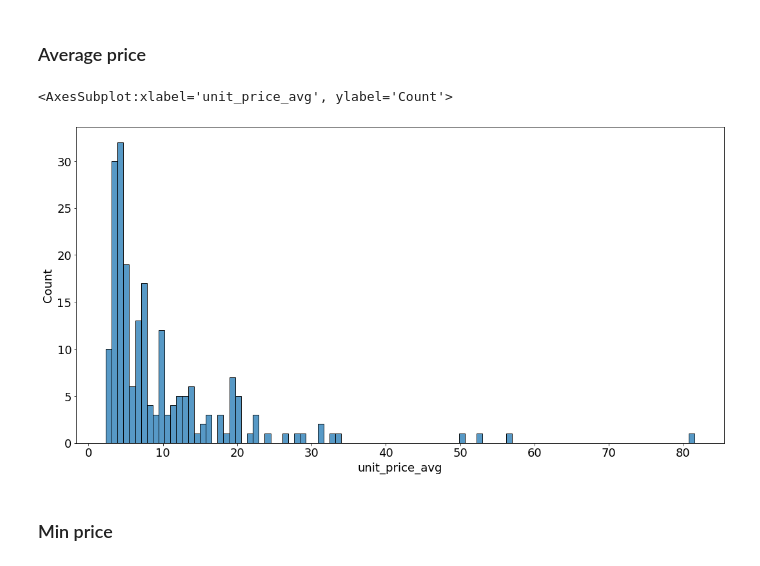
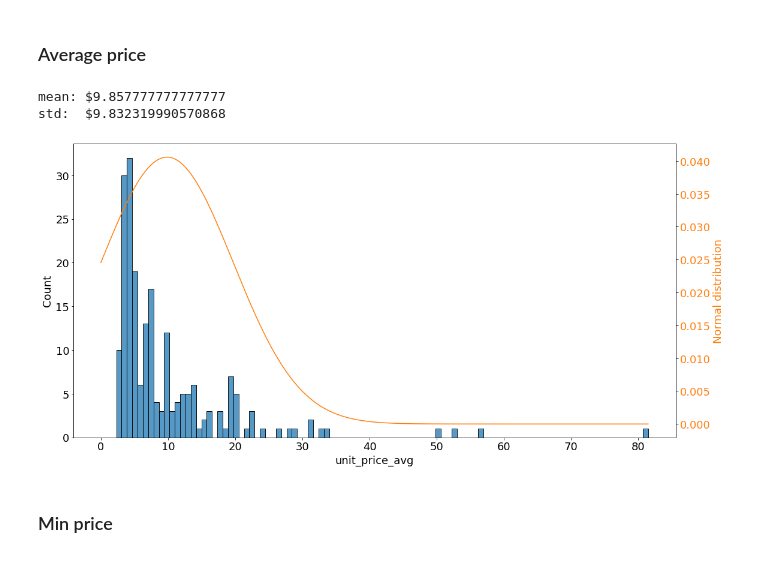
Before and after one commit to pkage/pokemon_card_data_analysis, a Jupyter notebook: Analysis.ipynb, the cells around one changed output. Cells and saved outputs as stored; diff of their text form; code cells hidden in the pictures.

Commit message:
add normal distribution

```diff
--- a/Analysis.ipynb
+++ b/Analysis.ipynb
@@ -94,12 +96,33 @@ df.describe()
 | max | 6.000000 | 0.0 | 8151.000000 | 1499.000000 | 85000.000000 |
 # %% [markdown]
 ## Price Histograms
+# %%
+def plot_column(col_original):
+    col = col_original / 100
+
+    ax1 = seaborn.histplot(col, bins=100)
+    ax2 = ax1.twinx()
+
+    # 18 inch plots
+    DPI_STEP = np.amax(col) / (18 * 300)
+
+    # attempt to draw a normal distribution (likely too small)
+    color = 'tab:orange'
+    x_axis = np.arange(0, np.amax(col), DPI_STEP)
+    ax2.plot(x_axis, norm.pdf(x_axis,col.mean(),col.std()), color=color)
+    ax2.set_ylabel('Normal distribution', color=color)
+    ax2.tick_params(axis='y', labelcolor=color)
+    print(f'mean: ${col.mean()}\nstd:  ${col.std()}')
+    plt.show()
 # %% [markdown]
 ### Average price
-# %%
-seaborn.histplot(df.unit_price_avg/100, bins=100)
-# %% [output]
-<AxesSubplot:xlabel='unit_price_avg', ylabel='Count'>
-[figure, removed]
+# %%
+
+
+plot_column(df.unit_price_avg)
+# %% [output]
+mean: $9.857777777777777
+std:  $9.832319990570868
+[figure, added]
 # %% [markdown]
 ### Min price
```
Also changed, not shown: parts of 6 cells of this notebook.
